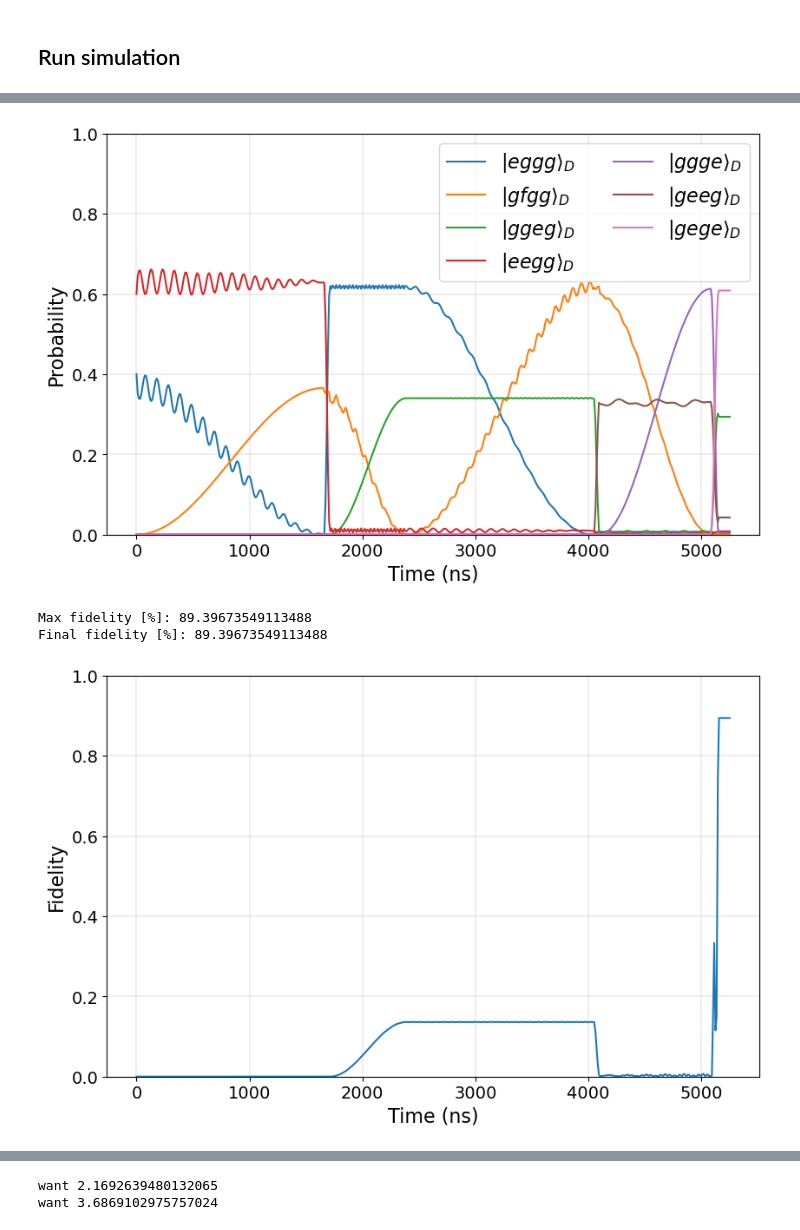
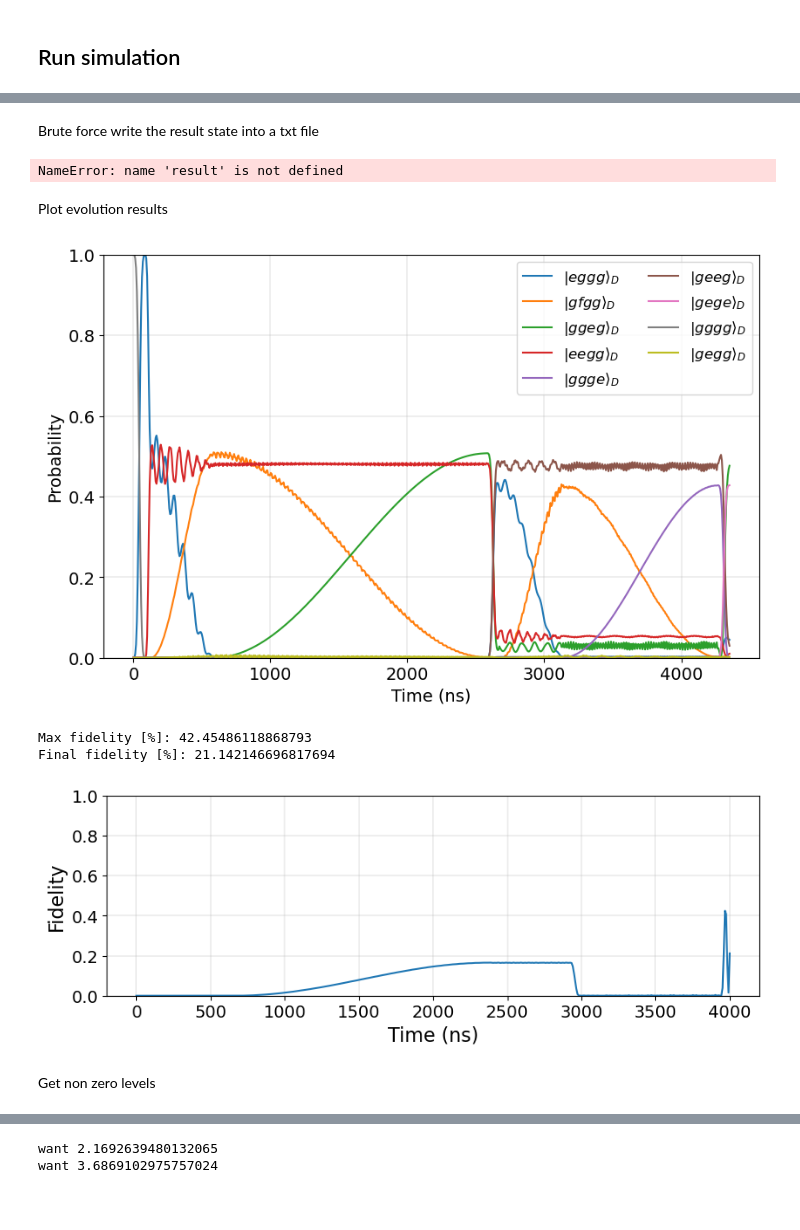
Before and after one commit to sebastienLeg/qutip_sims, a Jupyter notebook: 4transmon_fixed_freq_swap.ipynb, the cells around one changed output, grey strips where cells are left out. Saved outputs shown, nothing was run; the diff lists cells and outputs as text; code cells hidden in the pictures; blank space fills up the shorter version.

```diff
--- a/4transmon_fixed_freq_swap.ipynb
+++ b/4transmon_fixed_freq_swap.ipynb
@@ -55,6 +91,9 @@ alphas = None
 
 EJs = None
 ECs = None
-qubit_freqs = [4.838, 3.422, 4.099, 4.458]
-alphas = [-0.182, -0.108, -0.220, -0.168]
-gs = [0.043, 0.054, 0.04] # g01, g12, g13
+qubit_freqs = np.array([4146.29086881774893, 3464.7403852710677, 4806.4284729347243, 4426.85588770023173])*1e-3
+# alphas = [-0.182, -0.108, -0.220, -0.168]
+ef_freqs = np.array([4000-78.90376315971923, 3364.253, 4611.098326885819, 4254.36098271568733])*1e-3
+alphas = ef_freqs - qubit_freqs
+print(alphas)
+gs = [0.054, 0.043, 0.040] # g01, g12, g13
@@ -229,11 +356,26 @@ c_ops = None
 # psi0_name = 'ggge'
 
 # psi0 = qram.state(psi0_name)
-psi0 = np.sqrt(0.4) * qram.state('eggg') + np.sqrt(0.6) * qram.state('eegg') # QRAM start
+psi0 = qram.state('gggg')
+# psi0 = np.sqrt(0.5) * qram.state('eggg') + np.sqrt(0.5) * qram.state('eegg') # QRAM start
+# psi0 = np.sqrt(0.5) * qram.state('gggg') + np.sqrt(0.5) * qram.state('gegg') # QRAM start
+# psi0 = (1j*qram.state('eggg') + 1j*qram.state('eegg') + qram.state('gggg') + qram.state('gegg')).unit() # QRAM start
+
+# psi0 = np.sqrt(0.4) * qram.state('eggg') + np.sqrt(0.6) * qram.state('eegg') # QRAM start
 # psi0 = np.sqrt(0.4) * qram.state('gggg') + np.sqrt(0.6) * qram.state('gegg') # QRAM start
+# psi0 = np.sqrt(0.4) * qram.state('ggeg') + np.sqrt(0.6) * qram.state('eegg') # QRAM start
 
 # print(seq.get_pulse_str())
+result = qram.evolve(psi0, seq, times, c_ops=None, nsteps=20000, use_str_solve=False)
 
-# result = qram.evolve(psi0, seq, times, c_ops=None, nsteps=20000, use_str_solve=False)
-result = qram.evolve_rot_frame(psi0, seq, times, c_ops=None, nsteps=20000)
+# result = []
+# psi_prev = psi0
+# for pulse_len in pulse_lens :
+#     times_pulse = np.linspace(0, pulse_len, 15)
+#     pulse_result = qram.evolve(psi_prev, seq, times_pulse, c_ops=None, nsteps=50000, use_str_solve=False)
+#     for psif in pulse_result:
+#         result.append(psif)
+#     print(result)
+#     psi_prev = result[-1]
+# # result = qram.evolve_rot_frame(psi0, seq, times, c_ops=None, nsteps=20000)
 # %% [output]
@@ -250,3 +392,17 @@ Total run time: 329.47s
+# %% [markdown]
+Brute force write the result state into a txt file
+# %%
+# import sys
+# orig_stdout = sys.stdout
+# with open('forward_protocol_input0plusi1_switch5050.txt', 'w') as f:
+#     sys.stdout = f
+#     print(result)
+#     sys.stdout = original_stdout
+print(result)
+# %% [output]
+NameError: name 'result' is not defined
+# %% [markdown]
+Plot evolution results
 # %%
 # states for 1 input
 eggg = qram.state('eggg')
@@ -279,8 +435,8 @@ plt.plot(times, prob_ggge, label=r'$|ggge\rangle_D$')
 plt.plot(times, prob_geeg, label=r'$|geeg\rangle_D$')
 plt.plot(times, prob_gege, label=r'$|gege\rangle_D$')
 
-# plt.plot(times, prob_gggg, label=r'$|gggg\rangle_D$')
-# plt.plot(times, prob_gegg, label=r'$|gegg\rangle_D$')
+plt.plot(times, prob_gggg, label=r'$|gggg\rangle_D$')
+plt.plot(times, prob_gegg, label=r'$|gegg\rangle_D$')
 
 # plt.plot(times, [np.abs(state('geeg').overlap(result[t]))**2 for t in range(len(times))], 'k--', label=r'$|geeg\rangle_D$')
 # plt.plot(times, [np.abs(state('efgg').overlap(result[t]))**2 for t in range(len(times))], 'k-.', label=r'$|efgg\rangle_D$')
@@ -295,42 +451,45 @@ plt.plot(times, prob_gege, label=r'$|gege\rangle_D$')
 #                          label='qram.level_nums_to_name[i1, i2, i3, i4]')
 
 # plt.plot(times, [0.5]*len(times), 'k--', linewidth=0.5)
-plt.legend(fontsize=16, ncol=2)
+plt.legend(fontsize=12, ncol=2)
 plt.ylim(0, 1)
 # plt.xlim(750, 1000)
 plt.tick_params(labelsize=14)
-plt.xlabel('Time (ns)', fontsize=16)
-plt.ylabel('Probability', fontsize=16)
+plt.xlabel('Time (ns)', fontsize=14)
+plt.ylabel('Probability', fontsize=14)
 # plt.title(r'$\psi_0=|$'+psi0_name+r'$\rangle$')
 # plt.title('QRAM state evolution in memory access operation')
 plt.grid(linewidth=0.3)
 plt.show()
 # %% [output]
-[figure, old version]
+[figure, new version]
 # %%
 # ket_target = qram.state('ggeg')
 ket_target = np.sqrt(0.4) * qram.state('ggeg') + np.sqrt(0.6) * qram.state('gege')
 qram.fidelity(qram.state('ggeg'), result[-1])
 qram.fidelity(qram.state('gege'), result[-1])
 
 fidelities = [qram.fidelity(ket_target, result[t]) for t in range(len(times))]
 print(f'Max fidelity [%]: {1e2*max(fidelities)}')
 print(f'Final fidelity [%]: {1e2*fidelities[-1]}')
 
+plt.figure(figsize=(9.7,3))
 plt.plot(times, fidelities)
 
 # plt.legend(fontsize=16, ncol=2)
 plt.ylim(0, 1)
 # plt.xlim(750, 1000)
 plt.tick_params(labelsize=14)
 plt.xlabel('Time (ns)', fontsize=16)
 plt.ylabel('Fidelity', fontsize=16)
 # plt.title(r'$\psi_0=|$'+psi0_name+r'$\rangle$')
 # plt.title('QRAM state evolution in memory access operation')
 plt.grid(linewidth=0.3)
 plt.show()
 # %% [output]
-Max fidelity [%]: 89.39673549113488
-Final fidelity [%]: 89.39673549113488
+Max fidelity [%]: 42.45486118868793
+Final fidelity [%]: 21.142146696817694
-[figure, old version]
+[figure, new version]
+# %% [markdown]
+Get non zero levels
 # %%
```
Also changed, not shown: parts of 13 cells of this notebook, 5 other files.
